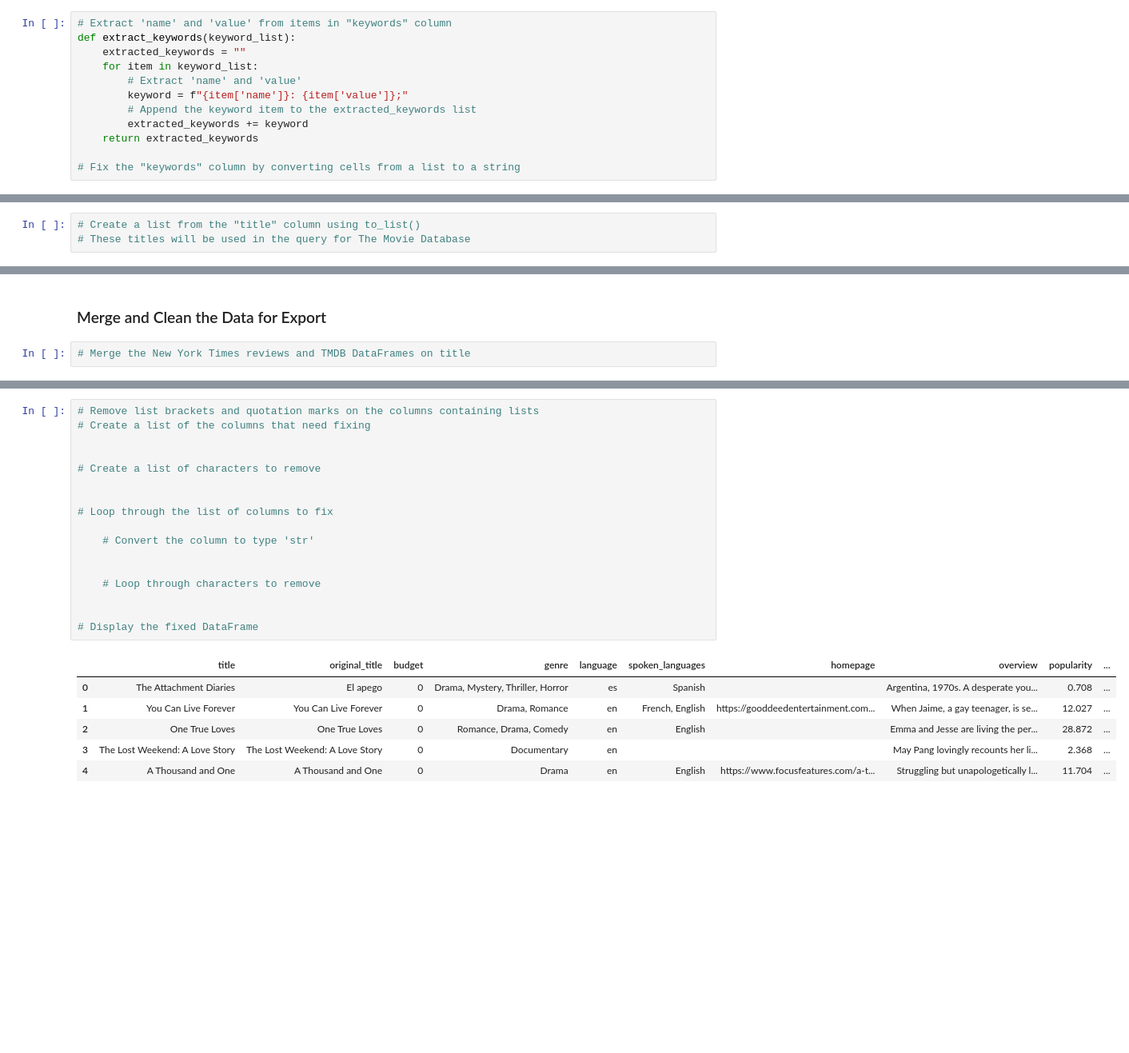
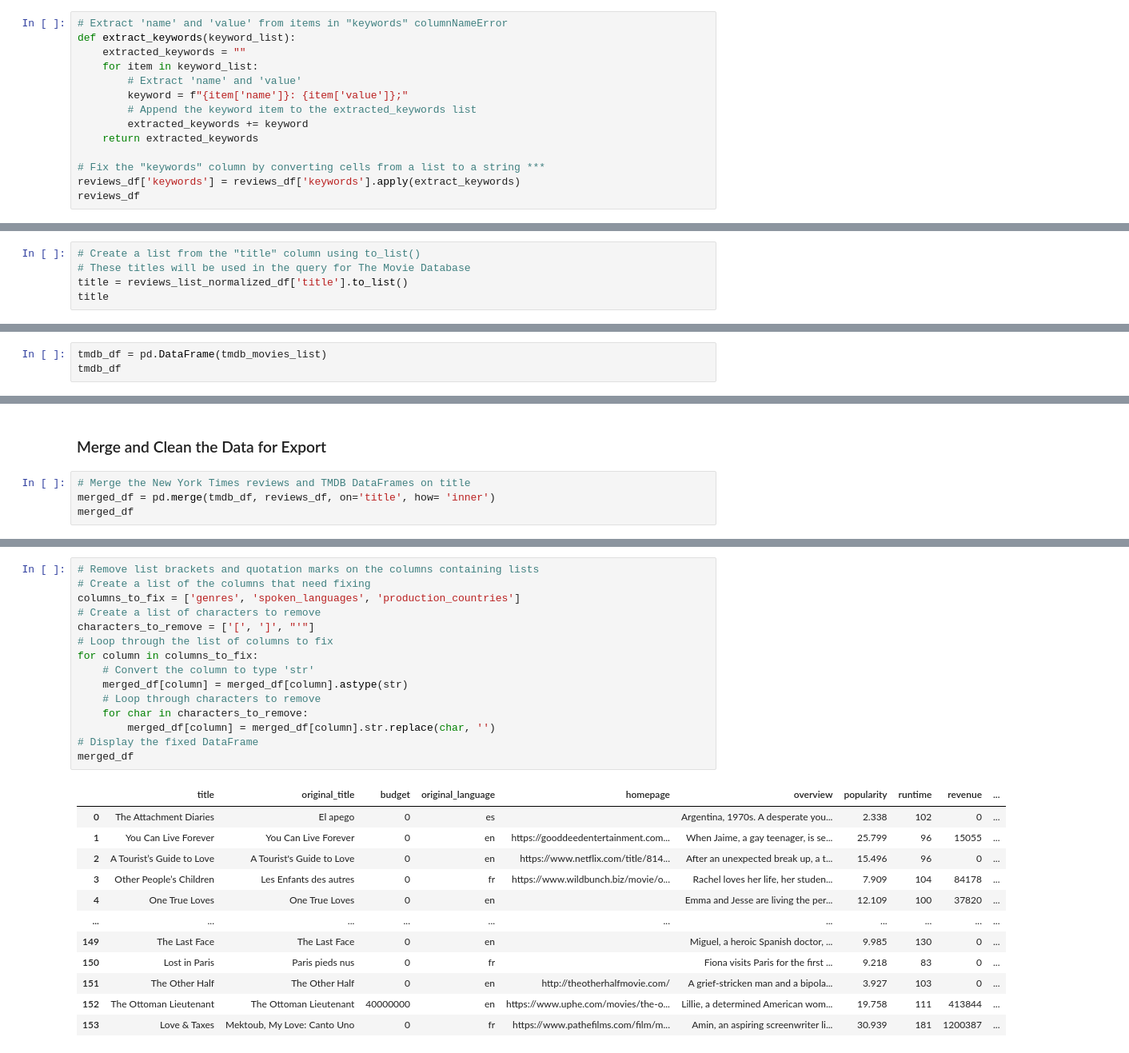
Before and after one commit to Lerch17/data-sourcing-challenge, a Jupyter notebook: retrieve_movie_data.ipynb, the cells around one changed output, grey strips where cells are left out. Shown at 80% size. Cells and saved outputs as stored; diff of their text form; blank space fills up the shorter version.

```diff
--- a/retrieve_movie_data.ipynb
+++ b/retrieve_movie_data.ipynb
@@ -139,7 +164,7 @@ Checked page 19
 | 199 | https://www.nytimes.com/2017/02/0... | This documentary profiles distinc... | The New York Times | [{'name': 'creative_works', 'valu... | 2017-02-09T16:21:39+0000 | 274 | Review: Cute Cats of ‘Kedi,’ Reki... | None | ... |
 200 rows × 17 columns
 # %%
-# Extract 'name' and 'value' from items in "keywords" column
+# Extract 'name' and 'value' from items in "keywords" columnNameError
 def extract_keywords(keyword_list):
     extracted_keywords = ""
     for item in keyword_list:
@@ -149,7 +174,9 @@ def extract_keywords(keyword_list):
         extracted_keywords += keyword
     return extracted_keywords
 
-# Fix the "keywords" column by converting cells from a list to a string
+# Fix the "keywords" column by converting cells from a list to a string ***
+reviews_df['keywords'] = reviews_df['keywords'].apply(extract_keywords)
+reviews_df
 # %% [output]
 |  | web_url | snippet | source | keywords | pub_date | word_count | headline.main | headline.kicker | ... |
 | 0 | https://www.nytimes.com/2023/05/2... | A gynecologist and her patient fo... | The New York Times | subject: Movies;creative_works: T... | 2023-05-25T11:00:03+0000 | 295 | ‘The Attachment Diaries’ Review: ... | None | ... |
@@ -167,6 +194,8 @@ def extract_keywords(keyword_list):
 # %%
 # Create a list from the "title" column using to_list()
 # These titles will be used in the query for The Movie Database
+title = reviews_list_normalized_df['title'].to_list()
+title
 # %% [output]
 ['The Attachment Diaries',
  'What’s Love Got to Do With It?’ Probably a Lo',
@@ -294,0 +347,3 @@ Kedi,’ Rekindling a ‘Love of Life not found.
+# %%
+tmdb_df = pd.DataFrame(tmdb_movies_list)
+tmdb_df
@@ -296,4 +365,6 @@ Kedi,’ Rekindling a ‘Love of Life not found.
 ### Merge and Clean the Data for Export
 # %%
 # Merge the New York Times reviews and TMDB DataFrames on title
+merged_df = pd.merge(tmdb_df, reviews_df, on='title', how= 'inner')
+merged_df
 # %% [output]
@@ -313,24 +384,28 @@ Kedi,’ Rekindling a ‘Love of Life not found.
 # %%
 # Remove list brackets and quotation marks on the columns containing lists
 # Create a list of the columns that need fixing
-
-
+columns_to_fix = ['genres', 'spoken_languages', 'production_countries']
 # Create a list of characters to remove
-
-
+characters_to_remove = ['[', ']', "'"]
 # Loop through the list of columns to fix
-
+for column in columns_to_fix:
     # Convert the column to type 'str'
-
-
+    merged_df[column] = merged_df[column].astype(str)
     # Loop through characters to remove
-
-
+    for char in characters_to_remove:
+        merged_df[column] = merged_df[column].str.replace(char, '')
 # Display the fixed DataFrame
+merged_df
 # %% [output]
-|  | title | original_title | budget | genre | language | spoken_languages | homepage | overview | popularity | ... |
-| 0 | The Attachment Diaries | El apego | 0 | Drama, Mystery, Thriller, Horror | es | Spanish |  | Argentina, 1970s. A desperate you... | 0.708 | ... |
-| 1 | You Can Live Forever | You Can Live Forever | 0 | Drama, Romance | en | French, English | https://gooddeedentertainment.com... | When Jaime, a gay teenager, is se... | 12.027 | ... |
-| 2 | One True Loves | One True Loves | 0 | Romance, Drama, Comedy | en | English |  | Emma and Jesse are living the per... | 28.872 | ... |
-| 3 | The Lost Weekend: A Love Story | The Lost Weekend: A Love Story | 0 | Documentary | en |  |  | May Pang lovingly recounts her li... | 2.368 | ... |
-| 4 | A Thousand and One | A Thousand and One | 0 | Drama | en | English | https://www.focusfeatures.com/a-t... | Struggling but unapologetically l... | 11.704 | ... |
+|  | title | original_title | budget | original_language | homepage | overview | popularity | runtime | revenue | ... |
+| 0 | The Attachment Diaries | El apego | 0 | es |  | Argentina, 1970s. A desperate you... | 2.338 | 102 | 0 | ... |
+| 1 | You Can Live Forever | You Can Live Forever | 0 | en | https://gooddeedentertainment.com... | When Jaime, a gay teenager, is se... | 25.799 | 96 | 15055 | ... |
+| 2 | A Tourist’s Guide to Love | A Tourist's Guide to Love | 0 | en | https://www.netflix.com/title/814... | After an unexpected break up, a t... | 15.496 | 96 | 0 | ... |
+| 3 | Other People’s Children | Les Enfants des autres | 0 | fr | https://www.wildbunch.biz/movie/o... | Rachel loves her life, her studen... | 7.909 | 104 | 84178 | ... |
+| 4 | One True Loves | One True Loves | 0 | en |  | Emma and Jesse are living the per... | 12.109 | 100 | 37820 | ... |
+| ... | ... | ... | ... | ... | ... | ... | ... | ... | ... | ... |
+| 149 | The Last Face | The Last Face | 0 | en |  | Miguel, a heroic Spanish doctor, ... | 9.985 | 130 | 0 | ... |
+| 150 | Lost in Paris | Paris pieds nus | 0 | fr |  | Fiona visits Paris for the first ... | 9.218 | 83 | 0 | ... |
+| 151 | The Other Half | The Other Half | 0 | en | http://theotherhalfmovie.com/ | A grief-stricken man and a bipola... | 3.927 | 103 | 0 | ... |
+| 152 | The Ottoman Lieutenant | The Ottoman Lieutenant | 40000000 | en | https://www.uphe.com/movies/the-o... | Lillie, a determined American wom... | 19.758 | 111 | 413844 | ... |
+| 153 | Love & Taxes | Mektoub, My Love: Canto Uno | 0 | fr | https://www.pathefilms.com/film/m... | Amin, an aspiring screenwriter li... | 30.939 | 181 | 1200387 | ... |
```
Also changed, not shown: parts of 19 cells of this notebook, 1 other file.
